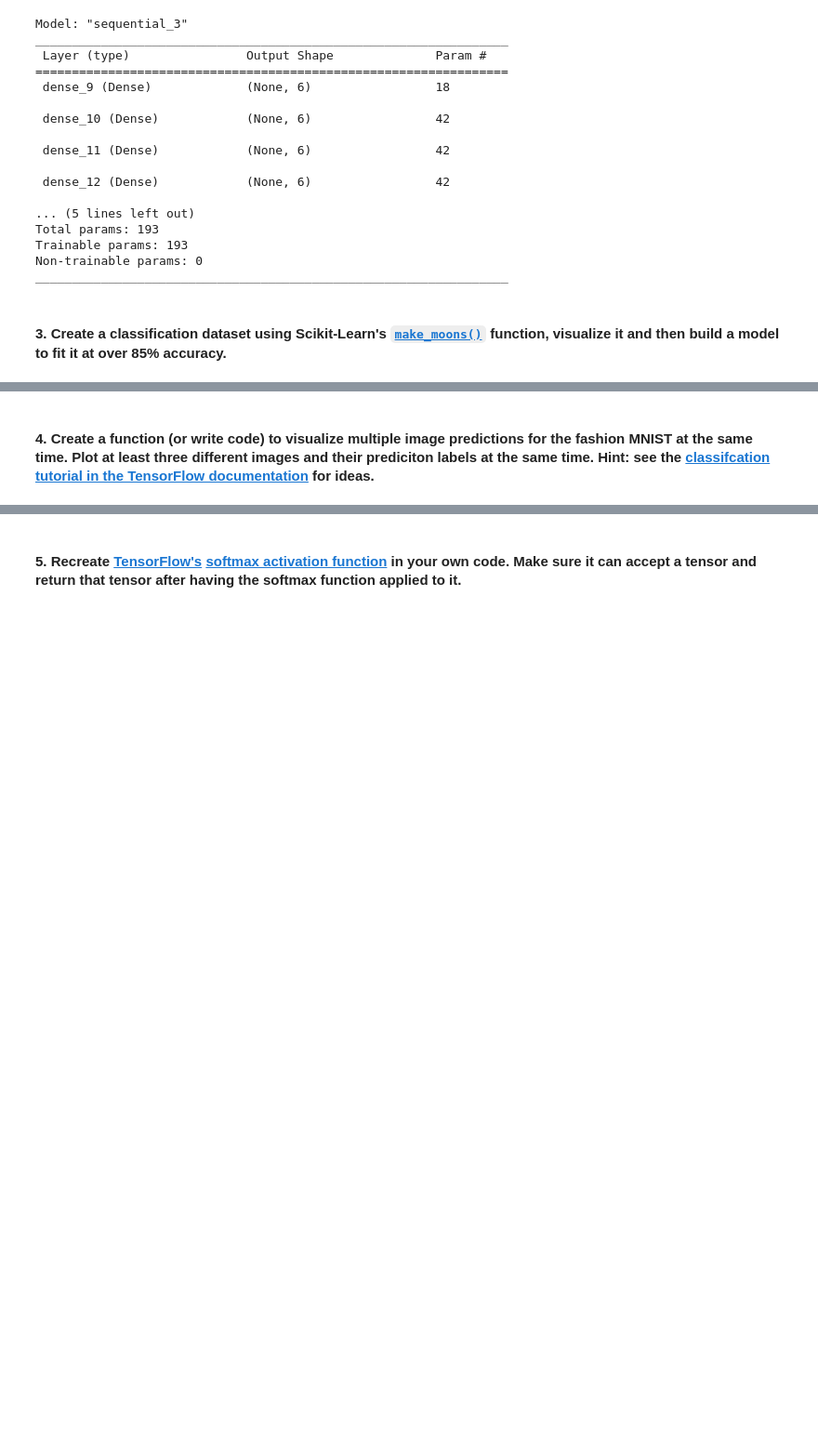
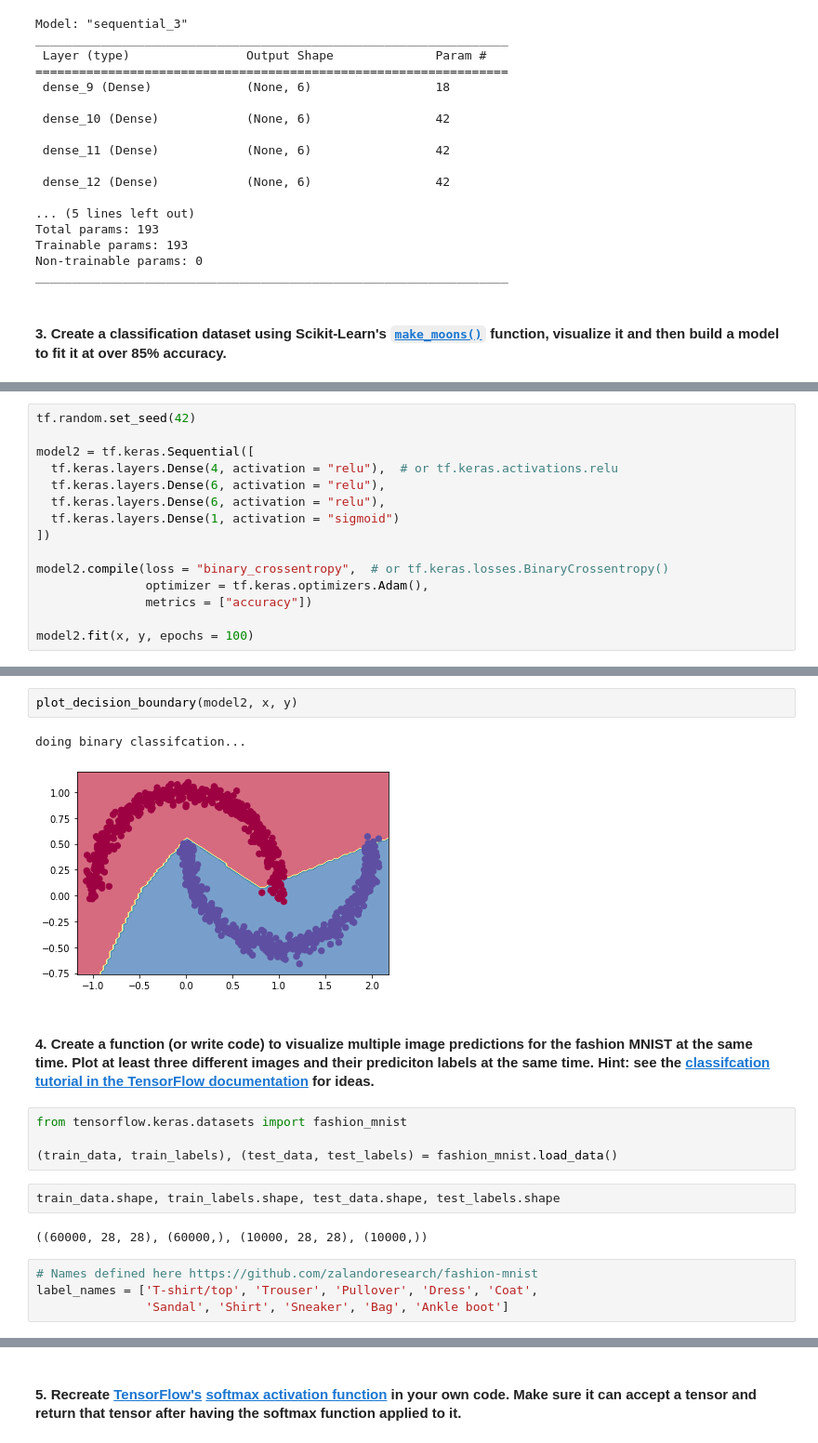
Before and after one commit to jacksonns/TensorFlow_Practice, a Jupyter notebook: 02_tf_classification.ipynb, the cells around one changed output, grey strips where cells are left out. Shown at 93% size. Cells and saved outputs as stored; diff of their text form; blank space fills up the shorter version.

```diff
--- a/02_tf_classification.ipynb
+++ b/02_tf_classification.ipynb
@@ -218,0 +276,15 @@ _________________________________________________________________
+# %%
+tf.random.set_seed(42)
+
+model2 = tf.keras.Sequential([
+  tf.keras.layers.Dense(4, activation = "relu"),  # or tf.keras.activations.relu
+  tf.keras.layers.Dense(6, activation = "relu"),
+  tf.keras.layers.Dense(6, activation = "relu"),
+  tf.keras.layers.Dense(1, activation = "sigmoid")
+])
+
+model2.compile(loss = "binary_crossentropy",  # or tf.keras.losses.BinaryCrossentropy()
+               optimizer = tf.keras.optimizers.Adam(),
+               metrics = ["accuracy"])
+
+model2.fit(x, y, epochs = 100)
@@ -219,2 +310,19 @@ _________________________________________________________________
+# %%
+plot_decision_boundary(model2, x, y)
+# %% [output]
+doing binary classifcation...
+[figure, added]
 # %% [markdown]
 #### 4. Create a function (or write code) to visualize multiple image predictions for the fashion MNIST at the same time. Plot at least three different images and their prediciton labels at the same time. Hint: see the [classifcation tutorial in the TensorFlow documentation](https://www.tensorflow.org/tutorials/keras/classification) for ideas.
+# %%
+from tensorflow.keras.datasets import fashion_mnist
+
+(train_data, train_labels), (test_data, test_labels) = fashion_mnist.load_data()
+# %%
+train_data.shape, train_labels.shape, test_data.shape, test_labels.shape
+# %% [output]
+((60000, 28, 28), (60000,), (10000, 28, 28), (10000,))
+# %%
+# Names defined here https://github.com/zalandoresearch/fashion-mnist
+label_names = ['T-shirt/top', 'Trouser', 'Pullover', 'Dress', 'Coat',
+               'Sandal', 'Shirt', 'Sneaker', 'Bag', 'Ankle boot']
```
Also changed, not shown: parts of 32 cells of this notebook.
